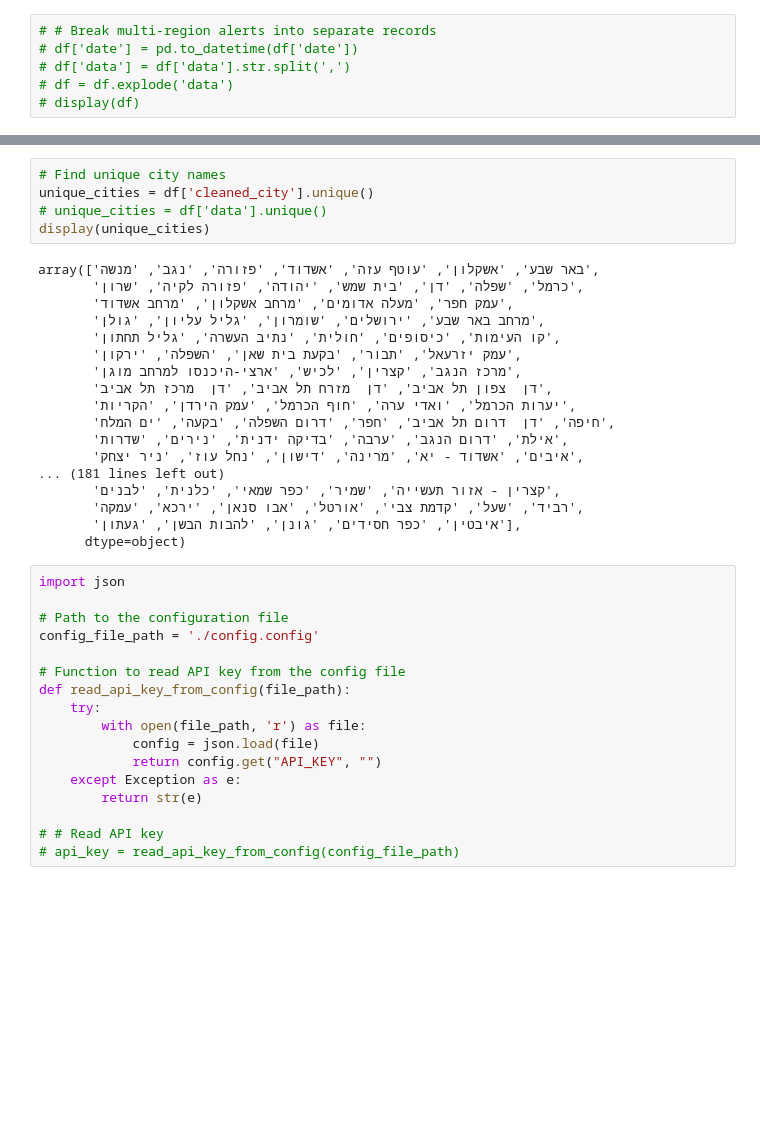
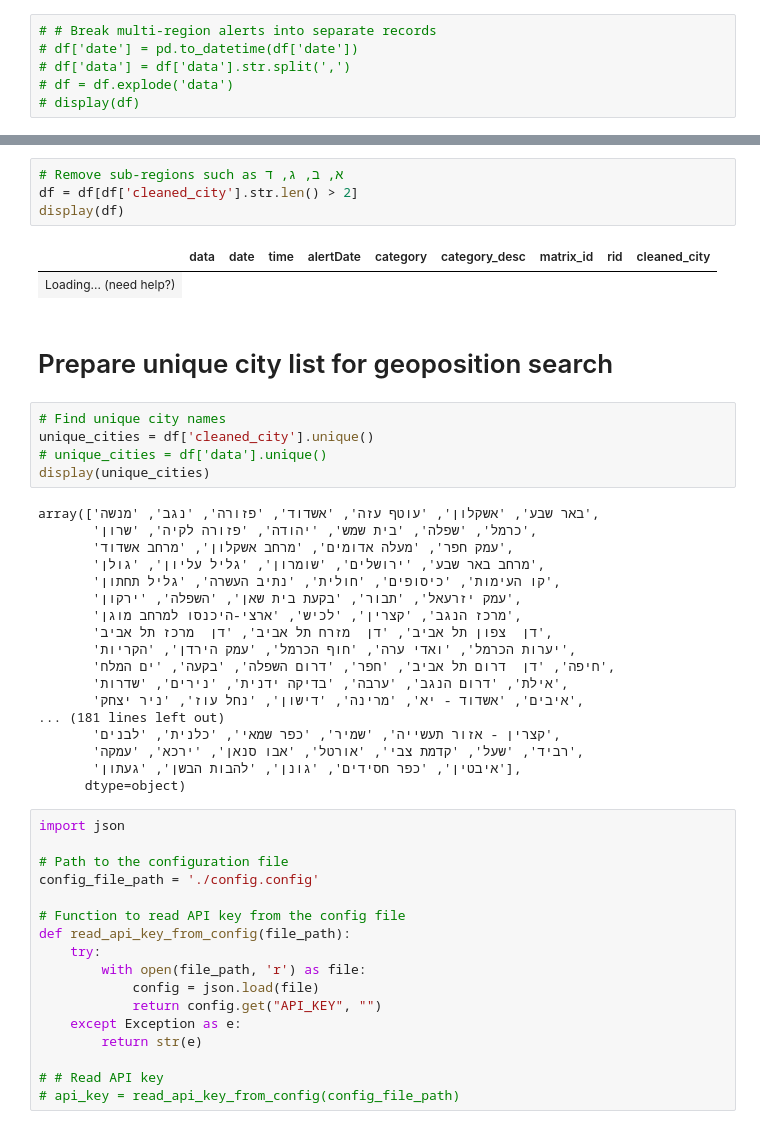
Before and after one commit to Spon4ik/RedAlert, a Jupyter notebook: HomeFrontAlerts.ipynb, the cells around one changed output, grey strips where cells are left out. Cells and saved outputs as stored; diff of their text form; blank space fills up the shorter version.

```diff
--- a/HomeFrontAlerts.ipynb
+++ b/HomeFrontAlerts.ipynb
@@ -212,3 +224,12 @@ display(df)
+# %%
+# Remove sub-regions such as א, ב, ג, ד
+df = df[df['cleaned_city'].str.len() > 2]
+display(df)
+# %% [output]
+|  | data | date | time | alertDate | category | category_desc | matrix_id | rid | cleaned_city |
+| Loading... (need help?) |
+# %% [markdown]
+# Prepare unique city list for geoposition search
 # %%
 # Find unique city names
 unique_cities = df['cleaned_city'].unique()
@@ -216,7 +237,7 @@ unique_cities = df['cleaned_city'].unique()
 display(unique_cities)
 # %% [output]
 array(['באר שבע', 'אשקלון', 'עוטף עזה', 'אשדוד', 'פזורה', 'נגב', 'מנשה',
-       'כרמל', 'שפלה', 'דן', 'בית שמש', 'יהודה', 'פזורה לקיה', 'שרון',
+       'כרמל', 'שפלה', 'בית שמש', 'יהודה', 'פזורה לקיה', 'שרון',
        'עמק חפר', 'מעלה אדומים', 'מרחב אשקלון', 'מרחב אשדוד',
        'מרחב באר שבע', 'ירושלים', 'שומרון', 'גליל עליון', 'גולן',
        'קו העימות', 'כיסופים', 'חולית', 'נתיב העשרה', 'גליל תחתון',
```
Also changed, not shown: parts of 24 cells of this notebook, 5 other files.
